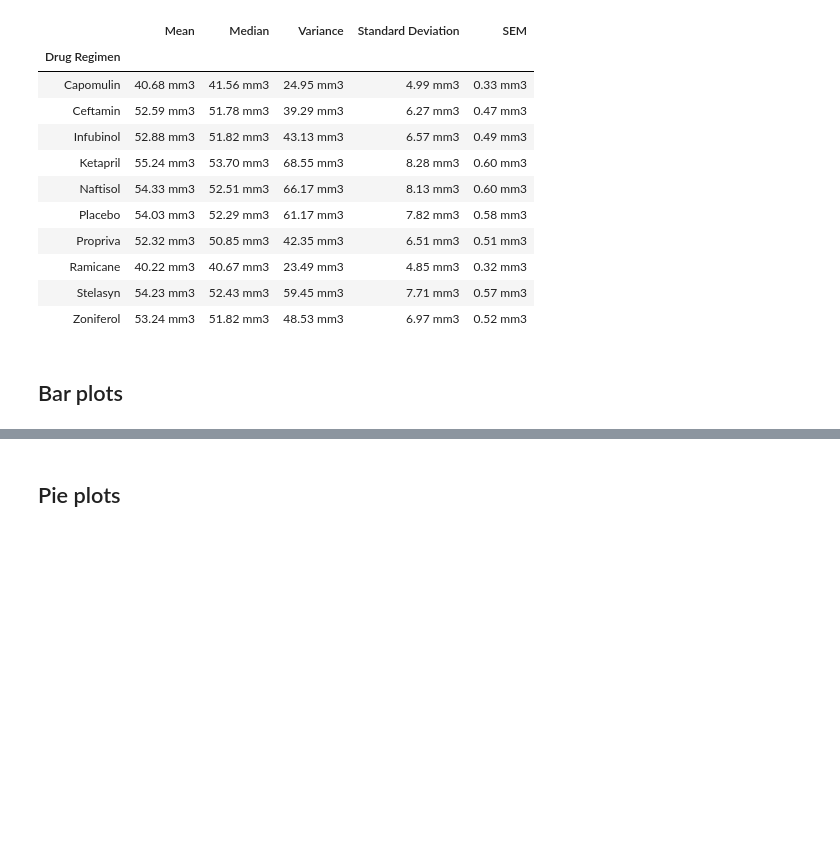
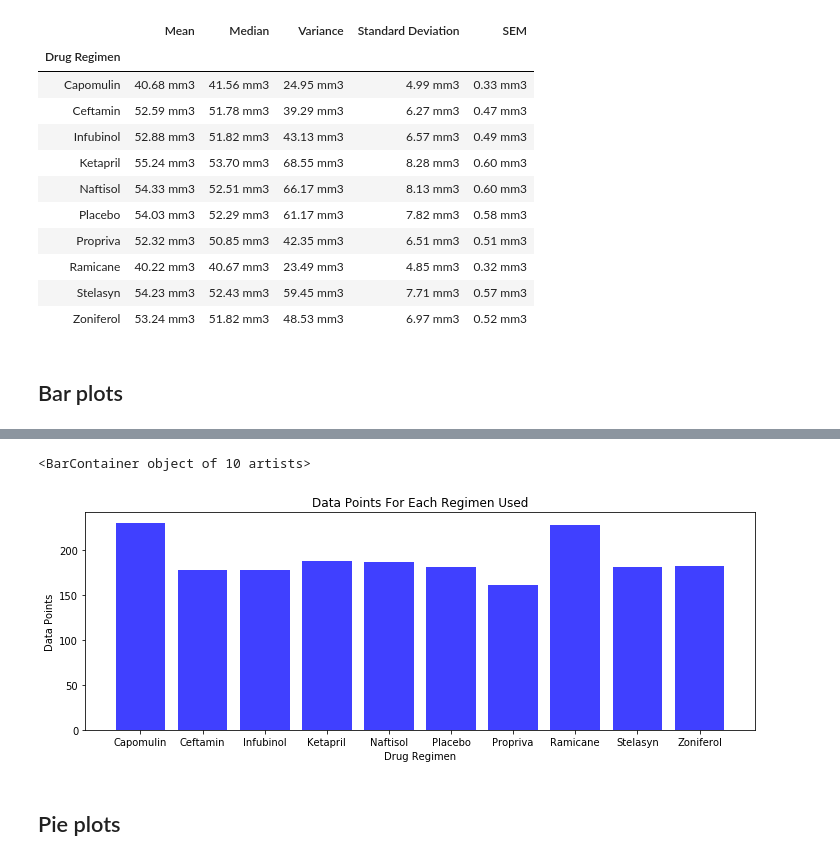
Before and after one commit to ashwinabraham34/Matplotlib-project, a Jupyter notebook: pymaceuticals_starter.ipynb, the cells around one changed output, grey strips where cells are left out. Drawn from its saved outputs; the diff is of its cells as text; code cells hidden in the pictures; blank space fills up the shorter version.

```diff
--- a/pymaceuticals_starter.ipynb
+++ b/pymaceuticals_starter.ipynb
@@ -83,3 +92,29 @@ summary_statistics
+# %%
+# Generate a bar plot showing number of data points for each treatment regimen using pyplot
+
+drug_regimens = summary_statistics.index.tolist()
+
+
+x_axis = drug_regimens
+
+data_points_pyplot=(mouse_data.groupby(["Drug Regimen"])["Mouse ID"].count()).tolist()
+x_axis =np.arange(len(data_points))
+x_axis = drug_regimens
+
+
+plt.figure(figsize=(12,4))
+
+plt.title('Data Points For Each Regimen Used')
+plt.xlabel("Drug Regimen")
+plt.ylabel("Data Points")
+
+
+
+
+plt.bar(x_axis, data_points, facecolor="blue", alpha=0.75, align="center")
+# %% [output]
+<BarContainer object of 10 artists>
+[figure, added]
 # %% [markdown]
 ## Pie plots
 # %%
```
Also changed, not shown: parts of 6 cells of this notebook.
